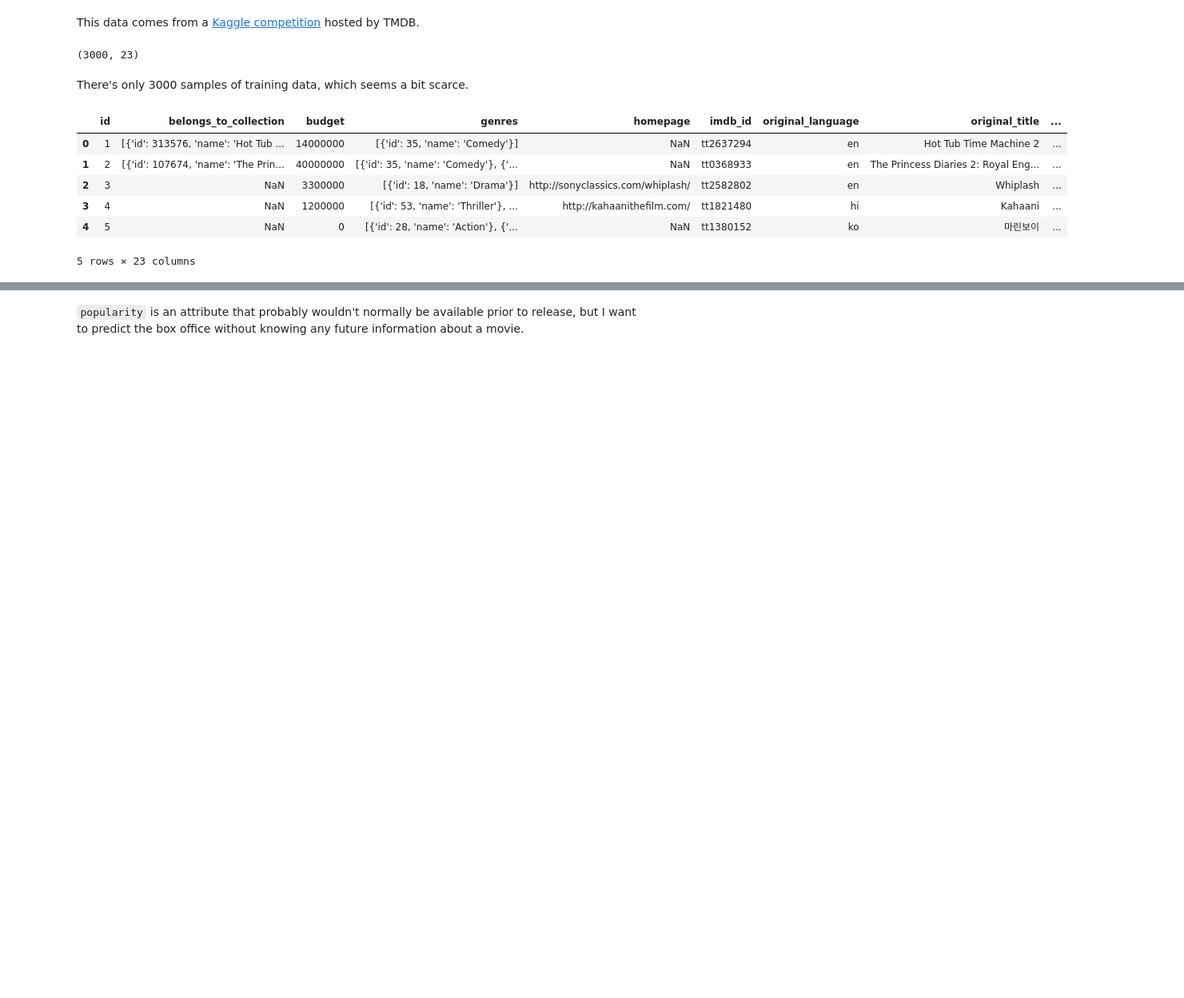
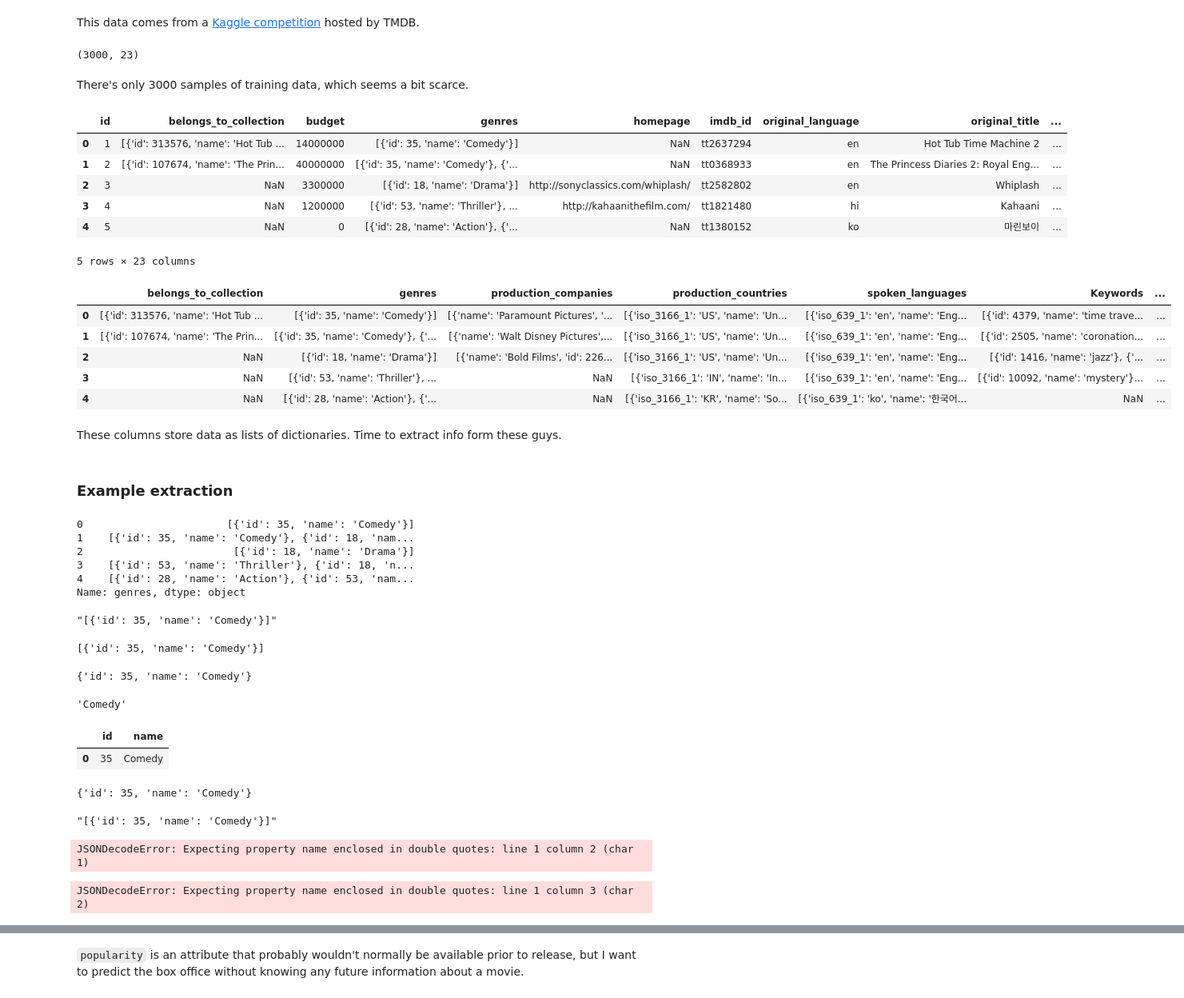
Before and after one commit to collindching/Learning-Exercises, a Jupyter notebook: Box Office Revenue Prediction/Regression Model.ipynb, the cells around one changed output, grey strips where cells are left out. Shown at 80% size. Cells and saved outputs as stored; diff of their text form; code cells hidden in the pictures; blank space fills up the shorter version.

```diff
--- a/Box Office Revenue Prediction/Regression Model.ipynb
+++ b/Box Office Revenue Prediction/Regression Model.ipynb
@@ -51,3 +51,66 @@ movies.head()
 | 3 | 4 | NaN | 1200000 | [{'id': 53, 'name': 'Thriller'}, ... | http://kahaanithefilm.com/ | tt1821480 | hi | Kahaani | ... |
 | 4 | 5 | NaN | 0 | [{'id': 28, 'name': 'Action'}, {'... | NaN | tt1380152 | ko | 마린보이 | ... |
 5 rows × 23 columns
+# %%
+movies[['belongs_to_collection','genres','production_companies',
+        'production_countries','spoken_languages',
+        'Keywords','cast','crew']].head()
+# %% [output]
+|  | belongs_to_collection | genres | production_companies | production_countries | spoken_languages | Keywords | ... |
+| 0 | [{'id': 313576, 'name': 'Hot Tub ... | [{'id': 35, 'name': 'Comedy'}] | [{'name': 'Paramount Pictures', '... | [{'iso_3166_1': 'US', 'name': 'Un... | [{'iso_639_1': 'en', 'name': 'Eng... | [{'id': 4379, 'name': 'time trave... | ... |
+| 1 | [{'id': 107674, 'name': 'The Prin... | [{'id': 35, 'name': 'Comedy'}, {'... | [{'name': 'Walt Disney Pictures',... | [{'iso_3166_1': 'US', 'name': 'Un... | [{'iso_639_1': 'en', 'name': 'Eng... | [{'id': 2505, 'name': 'coronation... | ... |
+| 2 | NaN | [{'id': 18, 'name': 'Drama'}] | [{'name': 'Bold Films', 'id': 226... | [{'iso_3166_1': 'US', 'name': 'Un... | [{'iso_639_1': 'en', 'name': 'Eng... | [{'id': 1416, 'name': 'jazz'}, {'... | ... |
+| 3 | NaN | [{'id': 53, 'name': 'Thriller'}, ... | NaN | [{'iso_3166_1': 'IN', 'name': 'In... | [{'iso_639_1': 'en', 'name': 'Eng... | [{'id': 10092, 'name': 'mystery'}... | ... |
+| 4 | NaN | [{'id': 28, 'name': 'Action'}, {'... | NaN | [{'iso_3166_1': 'KR', 'name': 'So... | [{'iso_639_1': 'ko', 'name': '한국어... | NaN | ... |
+# %% [markdown]
+These columns store data as lists of dictionaries. Time to extract info form these guys.
+# %% [markdown]
+### Example extraction
+# %%
+genres = movies['genres']
+genres.head()
+# %% [output]
+0                       [{'id': 35, 'name': 'Comedy'}]
+1    [{'id': 35, 'name': 'Comedy'}, {'id': 18, 'nam...
+2                        [{'id': 18, 'name': 'Drama'}]
+3    [{'id': 53, 'name': 'Thriller'}, {'id': 18, 'n...
+4    [{'id': 28, 'name': 'Action'}, {'id': 53, 'nam...
+Name: genres, dtype: object
+# %%
+genres[0]
+# %% [output]
+"[{'id': 35, 'name': 'Comedy'}]"
+# %%
+## eval() allows you to execute arbitrary strings as Python code
+eval(genres[0])
+# %% [output]
+[{'id': 35, 'name': 'Comedy'}]
+# %%
+eval(genres[0])[0]
+# %% [output]
+{'id': 35, 'name': 'Comedy'}
+# %%
+eval(genres[0])[0]['name']
+# %% [output]
+'Comedy'
+# %%
+json_normalize(eval(genres[0]))
+# %% [output]
+|  | id | name |
+| 0 | 35 | Comedy |
+# %%
+eval(genres[0])[0]
+# %% [output]
+{'id': 35, 'name': 'Comedy'}
+# %%
+genres[0]
+# %% [output]
+"[{'id': 35, 'name': 'Comedy'}]"
+# %%
+json.loads("{'id': 35, 'name': 'Comedy'}")
+# %% [output]
+JSONDecodeError: Expecting property name enclosed in double quotes: line 1 column 2 (char 1)
+# %%
+json.loads(genres[0])
+# %% [output]
+JSONDecodeError: Expecting property name enclosed in double quotes: line 1 column 3 (char 2)
```
Also changed, not shown: parts of 27 cells of this notebook, 1 other file.
